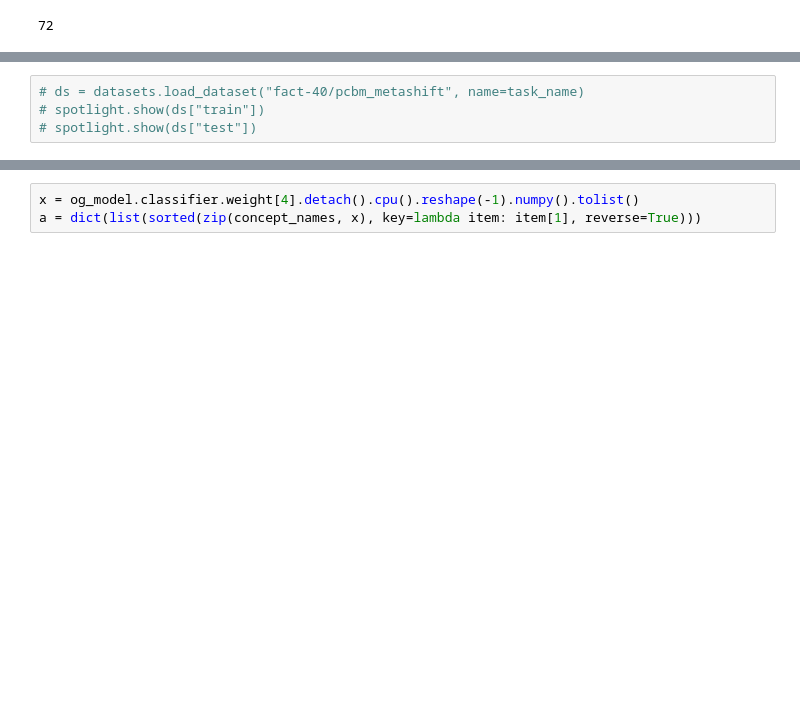
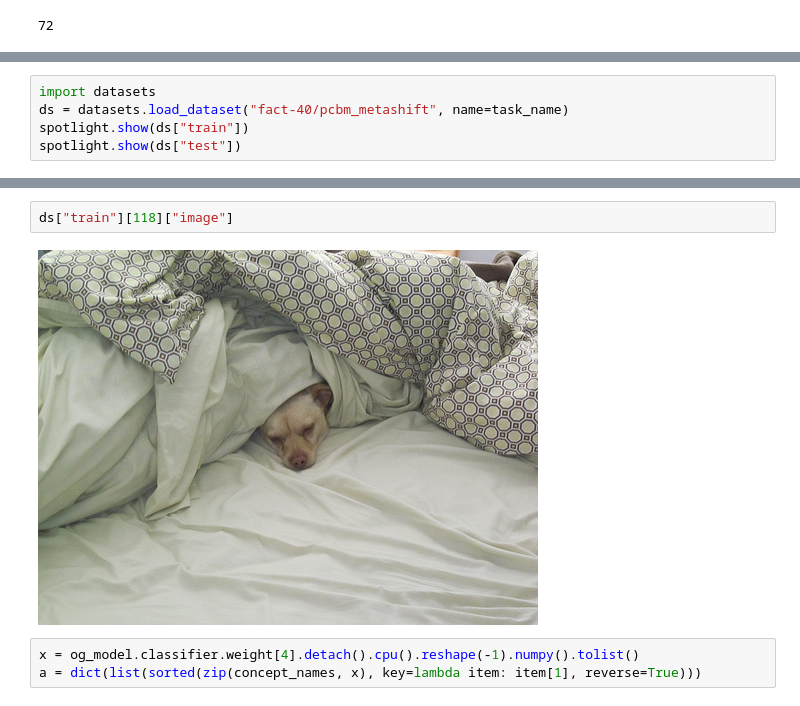
Before and after one commit to dgcnz/FACT, a Jupyter notebook: notebooks/playground_diego.ipynb, the cells around one changed output, grey strips where cells are left out. Drawn from its saved outputs; the diff is of its cells as text; blank space fills up the shorter version.

```diff
--- a/notebooks/playground_diego.ipynb
+++ b/notebooks/playground_diego.ipynb
@@ -196,4 +231,5 @@ Class : bed
 # %%
-# ds = datasets.load_dataset("fact-40/pcbm_metashift", name=task_name)
-# spotlight.show(ds["train"])
-# spotlight.show(ds["test"])
+import datasets
+ds = datasets.load_dataset("fact-40/pcbm_metashift", name=task_name)
+spotlight.show(ds["train"])
+spotlight.show(ds["test"])
@@ -200,3 +241,7 @@ Class : bed
+# %%
+ds["train"][118]["image"]
+# %% [output]
+[figure, added]
 # %%
 x = og_model.classifier.weight[4].detach().cpu().reshape(-1).numpy().tolist()
 a = dict(list(sorted(zip(concept_names, x), key=lambda item: item[1], reverse=True)))
```
Also changed, not shown: parts of 42 cells of this notebook, 19 other files.
